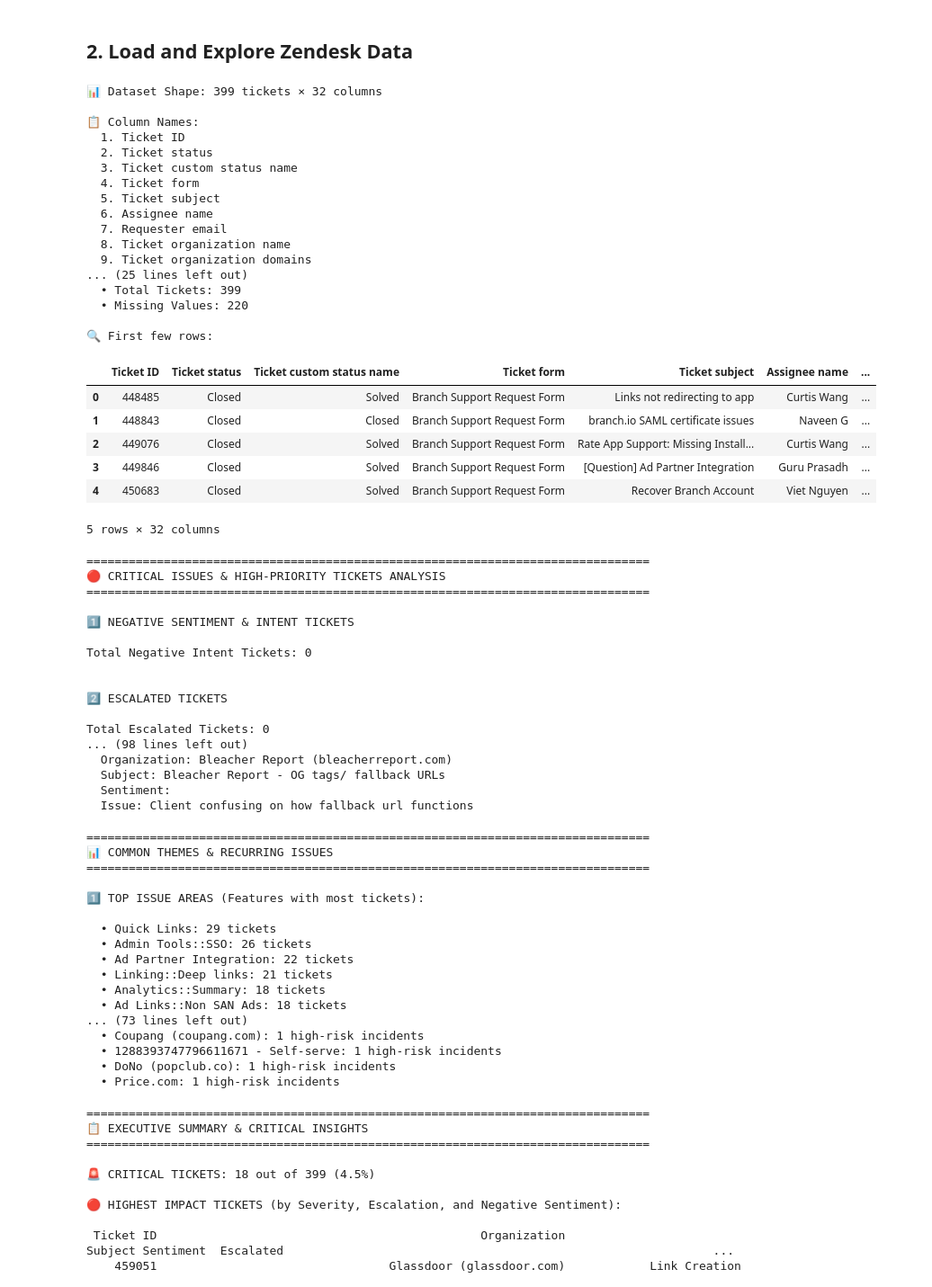
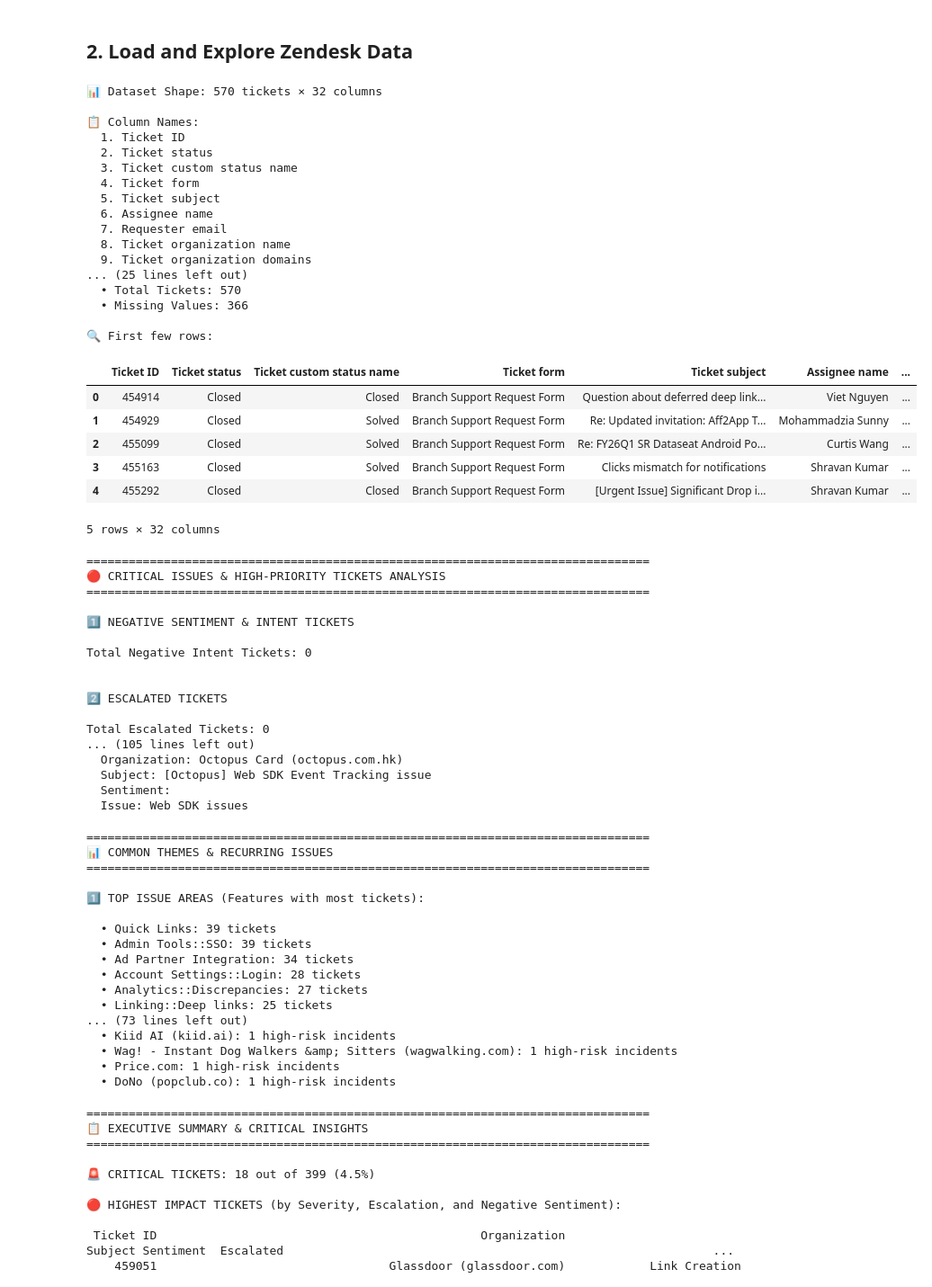
Before and after one commit to preethishj/branch, a Jupyter notebook: Zendesk_Ticket_Analysis.ipynb, the cells around one changed output. Shown at 90% size. Cells and saved outputs as stored; diff of their text form; code cells hidden in the pictures.

```diff
--- a/Zendesk_Ticket_Analysis.ipynb
+++ b/Zendesk_Ticket_Analysis.ipynb
@@ -47,43 +47,43 @@ print("✓ All libraries imported successfully")
 ## 2. Load and Explore Zendesk Data
 # %%
 # Load the Weekly Raw Data
-csv_file = '/Users/preethish.janardhanan/Documents/Weekly_Raw_Data.csv'
+csv_file = '/Users/preethish.janardhanan/Documents/VS Code/Q425_Raw_Data_01132026_1623.csv'
 df = pd.read_csv(csv_file)
 
 print(f"📊 Dataset Shape: {df.shape[0]} tickets × {df.shape[1]} columns\n")
 print("📋 Column Names:")
 for i, col in enumerate(df.columns, 1):
     print(f"  {i}. {col}")
 
 print(f"\n📈 Basic Statistics:")
 print(f"  • Total Tickets: {len(df)}")
 print(f"  • Missing Values: {df.isnull().sum().sum()}")
 print(f"\n🔍 First few rows:")
 df.head()
 # %% [output]
-📊 Dataset Shape: 399 tickets × 32 columns
+📊 Dataset Shape: 570 tickets × 32 columns
 
 📋 Column Names:
   1. Ticket ID
   2. Ticket status
   3. Ticket custom status name
   4. Ticket form
   5. Ticket subject
   6. Assignee name
   7. Requester email
   8. Ticket organization name
   9. Ticket organization domains
 ... (25 lines left out)
-  • Total Tickets: 399
-  • Missing Values: 220
+  • Total Tickets: 570
+  • Missing Values: 366
 
 🔍 First few rows:
 |  | Ticket ID | Ticket status | Ticket custom status name | Ticket form | Ticket subject | Assignee name | ... |
-| 0 | 448485 | Closed | Solved | Branch Support Request Form | Links not redirecting to app | Curtis Wang | ... |
-| 1 | 448843 | Closed | Closed | Branch Support Request Form | branch.io SAML certificate issues | Naveen G | ... |
-| 2 | 449076 | Closed | Solved | Branch Support Request Form | Rate App Support: Missing Install... | Curtis Wang | ... |
-| 3 | 449846 | Closed | Solved | Branch Support Request Form | [Question] Ad Partner Integration | Guru Prasadh | ... |
-| 4 | 450683 | Closed | Solved | Branch Support Request Form | Recover Branch Account | Viet Nguyen | ... |
+| 0 | 454914 | Closed | Closed | Branch Support Request Form | Question about deferred deep link... | Viet Nguyen | ... |
+| 1 | 454929 | Closed | Solved | Branch Support Request Form | Re: Updated invitation: Aff2App T... | Mohammadzia Sunny | ... |
+| 2 | 455099 | Closed | Solved | Branch Support Request Form | Re: FY26Q1 SR Dataseat Android Po... | Curtis Wang | ... |
+| 3 | 455163 | Closed | Solved | Branch Support Request Form | Clicks mismatch for notifications | Shravan Kumar | ... |
+| 4 | 455292 | Closed | Closed | Branch Support Request Form | [Urgent Issue] Significant Drop i... | Shravan Kumar | ... |
 5 rows × 32 columns
 # %%
 # ===== CRITICAL ISSUES ANALYSIS =====
@@ -178,11 +178,11 @@ Total Negative Intent Tickets: 0
 2️⃣ ESCALATED TICKETS
 
 Total Escalated Tickets: 0
-... (98 lines left out)
-  Organization: Bleacher Report (bleacherreport.com)
-  Subject: Bleacher Report - OG tags/ fallback URLs
+... (105 lines left out)
+  Organization: Octopus Card (octopus.com.hk)
+  Subject: [Octopus] Web SDK Event Tracking issue
   Sentiment:
-  Issue: Client confusing on how fallback url functions
+  Issue: Web SDK issues
 # %%
 # ===== COMMON ISSUES & THEMES SUMMARY =====
 print("\n" + "=" * 80)
@@ -255,17 +255,17 @@ for org, count in risk_orgs.items():
 
 1️⃣ TOP ISSUE AREAS (Features with most tickets):
 
-  • Quick Links: 29 tickets
-  • Admin Tools::SSO: 26 tickets
-  • Ad Partner Integration: 22 tickets
-  • Linking::Deep links: 21 tickets
-  • Analytics::Summary: 18 tickets
-  • Ad Links::Non SAN Ads: 18 tickets
+  • Quick Links: 39 tickets
+  • Admin Tools::SSO: 39 tickets
+  • Ad Partner Integration: 34 tickets
+  • Account Settings::Login: 28 tickets
+  • Analytics::Discrepancies: 27 tickets
+  • Linking::Deep links: 25 tickets
 ... (73 lines left out)
-  • Coupang (coupang.com): 1 high-risk incidents
-  • 1288393747796611671 - Self-serve: 1 high-risk incidents
+  • Kiid AI (kiid.ai): 1 high-risk incidents
+  • Wag! - Instant Dog Walkers &amp; Sitters (wagwalking.com): 1 high-risk incidents
+  • Price.com: 1 high-risk incidents
   • DoNo (popclub.co): 1 high-risk incidents
-  • Price.com: 1 high-risk incidents
 # %%
 # ===== EXECUTIVE SUMMARY REPORT =====
 print("\n" + "=" * 80)
```
Also changed, not shown: parts of 6 cells of this notebook, 2 other files.
